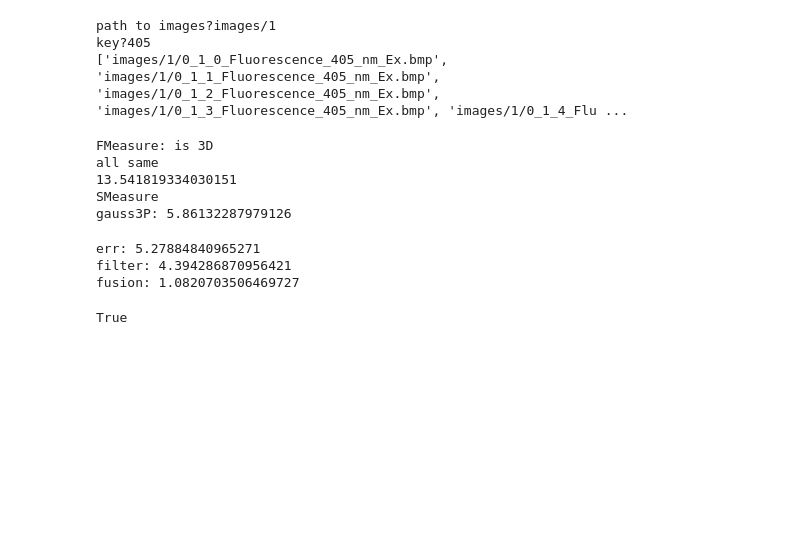
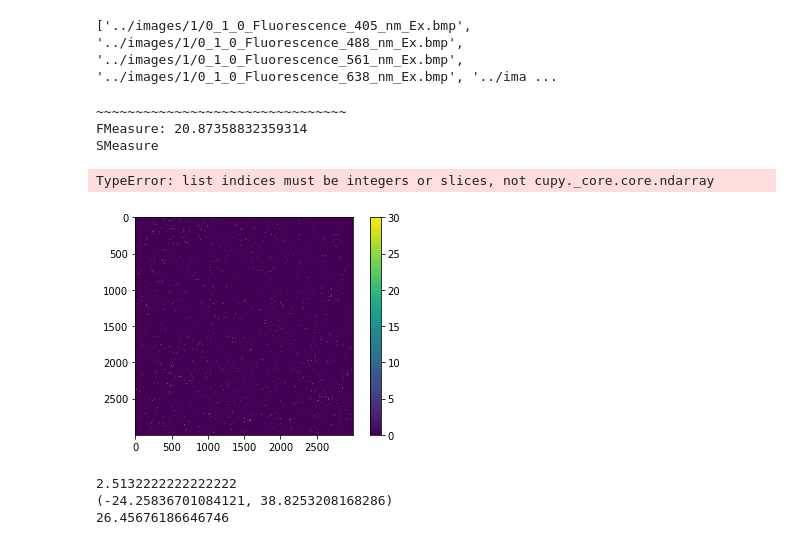
Before and after one commit to kmarx-kmarx-kmarx/fstack, a Jupyter notebook: demo.ipynb, the cells around one changed output. Drawn from its saved outputs; the diff is of its cells as text; code cells hidden in the pictures; blank space fills up the shorter version.

Commit message:
wrote faster cupy version

```diff
--- a/demo.ipynb
+++ b/demo.ipynb
@@ -5,29 +7,39 @@ import re
 # %%
-direct = input("path to images?")
-key = input("key?")
+direct = "../images/1"#input("path to images?")
+key = "405"#input("key?")
 
 images = os.listdir(direct)
 filteredList = [img for img in images if key in img]
+filteredList.sort() # paths must be sorted by z height
 paths = [direct + "/" + img for img in filteredList]
 focus = [int(re.findall(r"[0-9]+", img)[2]) for img in filteredList]
 print(paths)
 # %% [output]
-path to images?images/1
-key?405
-['images/1/0_1_0_Fluorescence_405_nm_Ex.bmp', 'images/1/0_1_1_Fluorescence_405_nm_Ex.bmp', 'images/1/0_1_2_Fluorescence_405_nm_Ex.bmp', 'images/1/0_1_3_Fluorescence_405_nm_Ex.bmp', 'images/1/0_1_4_Flu ...
+['../images/1/0_1_0_Fluorescence_405_nm_Ex.bmp', '../images/1/0_1_0_Fluorescence_488_nm_Ex.bmp', '../images/1/0_1_0_Fluorescence_561_nm_Ex.bmp', '../images/1/0_1_0_Fluorescence_638_nm_Ex.bmp', '../ima ...
 # %%
-im = fstack(paths, focus)
+im1 = fstack(paths, focus)
+print("~~~~~~~~~~~~~~~~~~~~~~~~~~~~~~~~")
+im2 = fstack_cu(paths, focus)
 # %% [output]
-FMeasure: is 3D
-all same
-13.541819334030151
+~~~~~~~~~~~~~~~~~~~~~~~~~~~~~~~~
+FMeasure: 20.87358832359314
 SMeasure
-gauss3P: 5.86132287979126
-err: 5.27884840965271
-filter: 4.394286870956421
-fusion: 1.0820703506469727
+TypeError: list indices must be integers or slices, not cupy._core.core.ndarray
 # %%
-import cv2
-cv2.imwrite("pypack.png", im)
+import numpy as np
+import matplotlib.cm as cm
+import matplotlib.pyplot as plt
+
+dif = im2-im1
+%matplotlib inline
+plt.imshow(np.minimum(np.abs(dif), 30), interpolation='nearest')
+plt.colorbar()
+plt.show()
+print(100*np.sum(np.abs(dif) >= 1)/dif.size)
+print((np.min(dif), np.max(dif)))
+print(np.mean(np.abs(dif[np.abs(dif)>=1]/im1[np.abs(dif)>=1]) * 100))
 # %% [output]
+[figure, added]
-True
+2.5132222222222222
+(-24.25836701084121, 38.8253208168286)
+26.45676186646746
```
Also changed, not shown: parts of 1 cell of this notebook, 2 other files.
